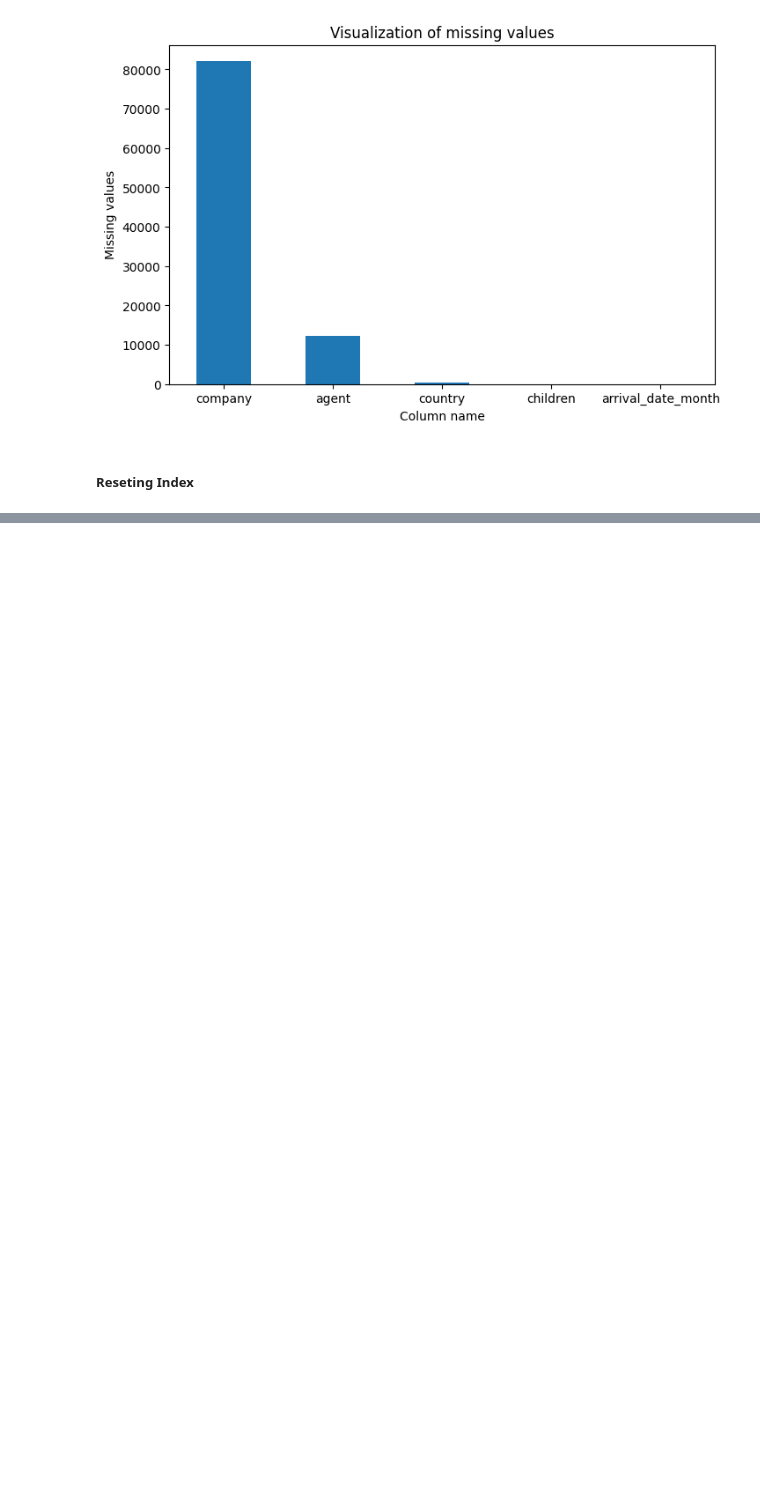
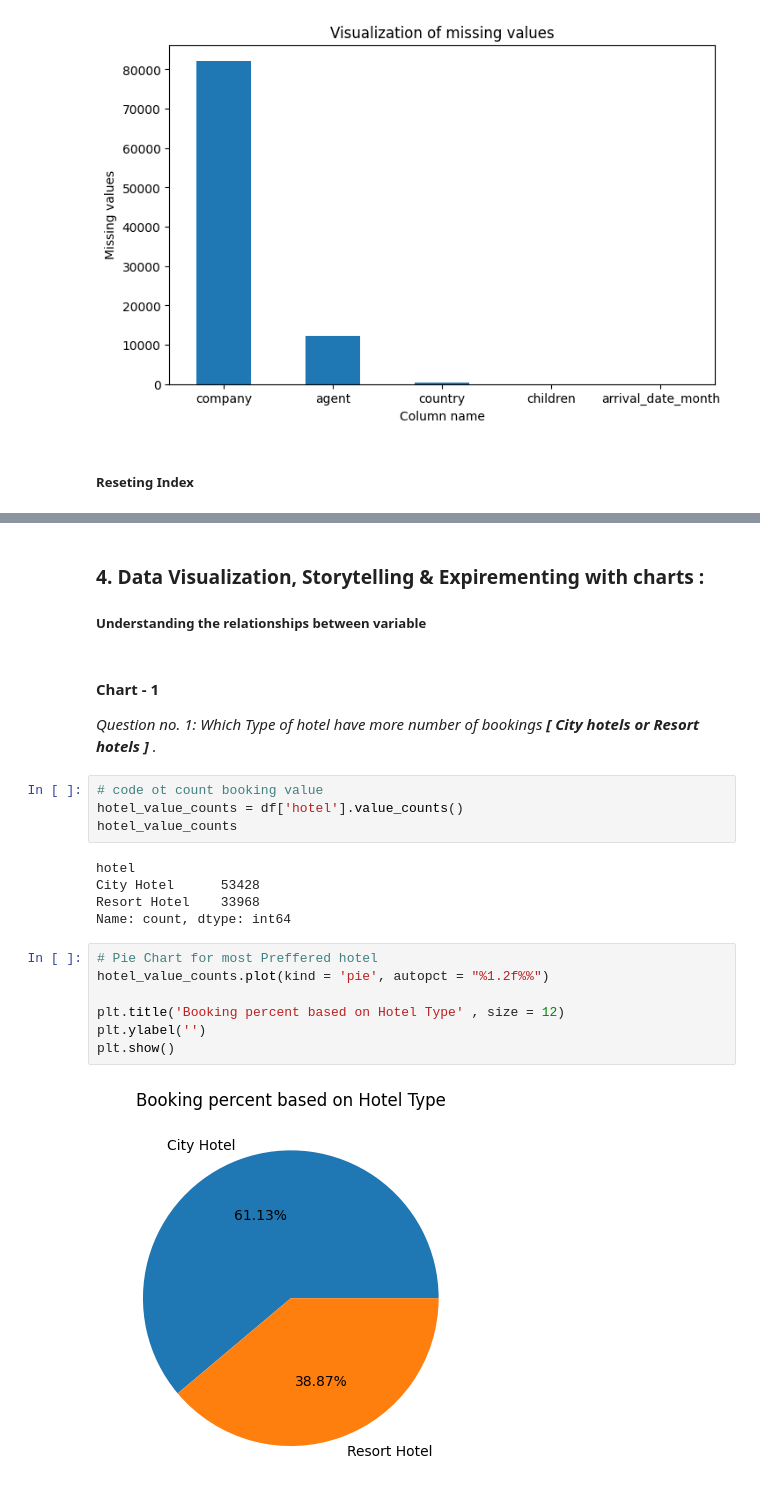
Before and after one commit to Digvijay-0/hotel-analysis, a Jupyter notebook: Hotel_Bookings.ipynb, the cells around one changed output, grey strips where cells are left out. Saved outputs shown, nothing was run; the diff lists cells and outputs as text; blank space fills up the shorter version.

```diff
--- a/Hotel_Bookings.ipynb
+++ b/Hotel_Bookings.ipynb
@@ -190,0 +367,25 @@ df.tail()
+# %% [markdown]
+### 4. Data Visualization, Storytelling & Expirementing with charts :
+
+##### Understanding the relationships between variable
+# %% [markdown]
+#### Chart - 1
+*Question no. 1: Which Type of hotel have more number of bookings **[ City hotels or Resort hotels ]** .*
+# %%
+# code ot count booking value
+hotel_value_counts = df['hotel'].value_counts()
+hotel_value_counts
+# %% [output]
+hotel
+City Hotel      53428
+Resort Hotel    33968
+Name: count, dtype: int64
+# %%
+# Pie Chart for most Preffered hotel
+hotel_value_counts.plot(kind = 'pie', autopct = "%1.2f%%")
+
+plt.title('Booking percent based on Hotel Type' , size = 12)
+plt.ylabel('')
+plt.show()
+# %% [output]
+[figure, added]
```
Also changed, not shown: parts of 28 cells of this notebook.
